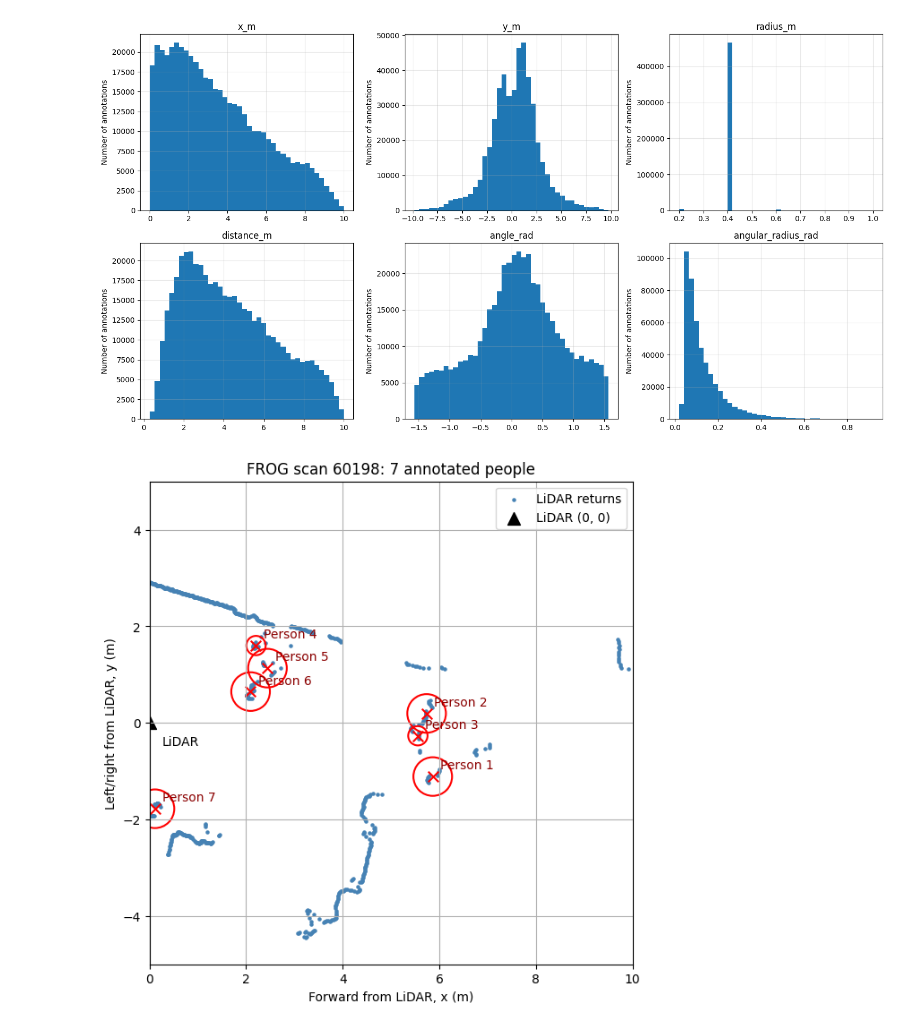
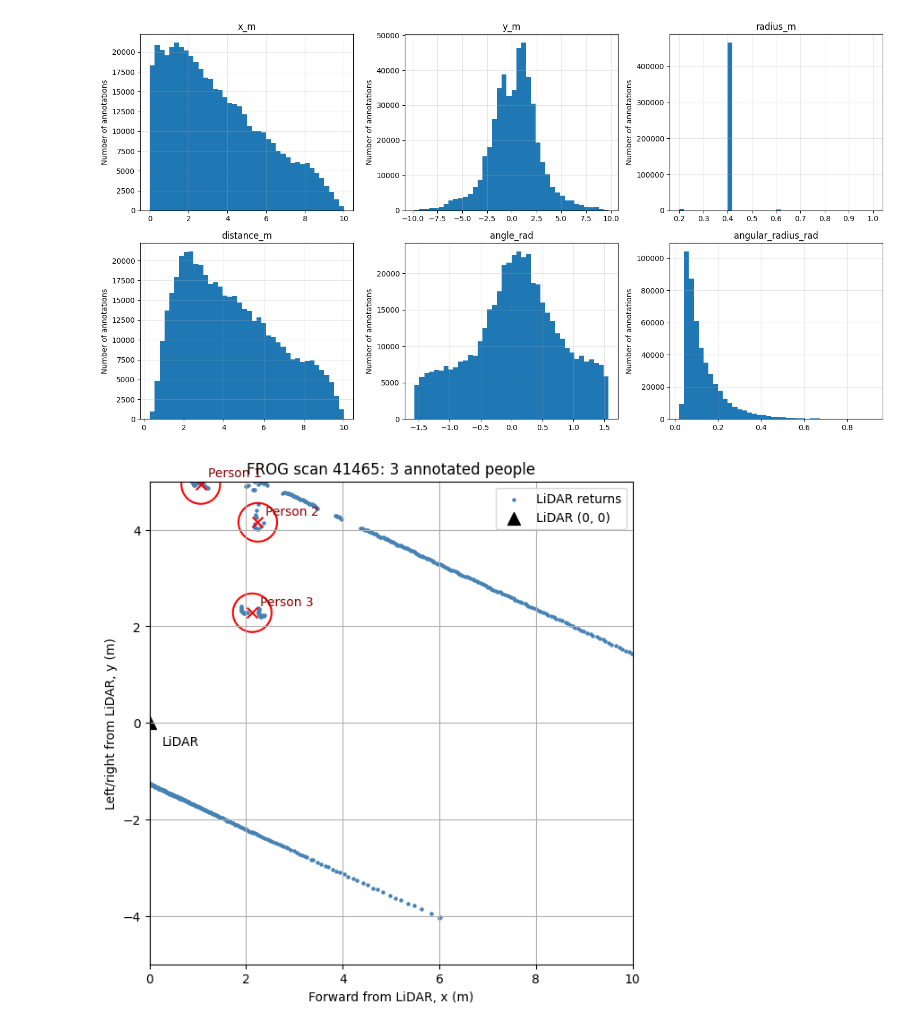
Before and after one commit to BrianR312/ME4452_ML_Project, a Jupyter notebook: Dataset Exploration.ipynb, the cells around one changed output. Cells and saved outputs as stored; diff of their text form; code cells hidden in the pictures.

Commit message:
Random frame scan

```diff
--- a/Dataset Exploration.ipynb
+++ b/Dataset Exploration.ipynb
@@ -246,52 +246,60 @@ plt.show()
 | 4 | 9.707411 | 0.127255 | 0.4 | 9.708244 | 0.013108 | 0.041179 |
 [figure]
 # %%
+import h5py
+import matplotlib.pyplot as plt
+import numpy as np
 from matplotlib.patches import Circle
 
 with h5py.File(path, "r") as f:
     counts = f["circle_num"][:]
+    candidates = np.flatnonzero(counts > 0)
 
-    # Choose a scan that has at least one person
-    candidates = np.flatnonzero(counts > 0)
-    scan_idx = int(candidates[len(candidates) // 2])
+    # Randomly select one populated scan
+    rng = np.random.default_rng()
+    scan_idx = int(rng.choice(candidates))
 
     ranges = f["scans"][scan_idx]
     start = int(f["circle_idx"][scan_idx])
-    people = f["circles"][start : start + int(counts[scan_idx])]
+    count = int(counts[scan_idx])
+    people = f["circles"][start : start + count]
 
-# Convert the 180° scan from ranges to x-y points
+# Convert the scan's ranges to x-y points
 angles = np.linspace(-np.pi / 2, np.pi / 2, len(ranges))
-scan_x = ranges * np.cos(angles)
-scan_y = ranges * np.sin(angles)
+valid = np.isfinite(ranges) & (ranges > 0)
+scan_x = ranges[valid] * np.cos(angles[valid])
+scan_y = ranges[valid] * np.sin(angles[valid])
 
 fig, ax = plt.subplots(figsize=(8, 7))
 ax.scatter(scan_x, scan_y, s=5, color="steelblue", label="LiDAR returns")
 
-# LiDAR is the origin
+# LiDAR is at the origin
 ax.scatter(0, 0, marker="^", s=100, color="black", label="LiDAR (0, 0)")
 ax.annotate("LiDAR", (0, 0), xytext=(10, -18), textcoords="offset points")
 
 # Each row is [x, y, radius, distance, angle, angular_radius]
 for person_num, person in enumerate(people, start=1):
     x, y, radius = person[:3]
-    ax.add_patch(Circle((x, y), radius, fill=False, color="red", linewidth=1.5))
+    ax.add_patch(
+        Circle((x, y), radius, fill=False, color="red", linewidth=1.5)
+    )
     ax.scatter(x, y, marker="x", s=70, color="red")
     ax.annotate(
         f"Person {person_num}",
         (x, y),
         xytext=(6, 6),
         textcoords="offset points",
-        color="darkred"
+        color="darkred",
     )
 
 ax.set_xlim(0, 10)
 ax.set_ylim(-5, 5)
 ax.set_aspect("equal")
 ax.set_xlabel("Forward from LiDAR, x (m)")
 ax.set_ylabel("Left/right from LiDAR, y (m)")
 ax.set_title(f"FROG scan {scan_idx}: {len(people)} annotated people")
 ax.grid(True)
 ax.legend()
 plt.show()
 # %% [output]
-[figure, old version]
+[figure, new version]
```
